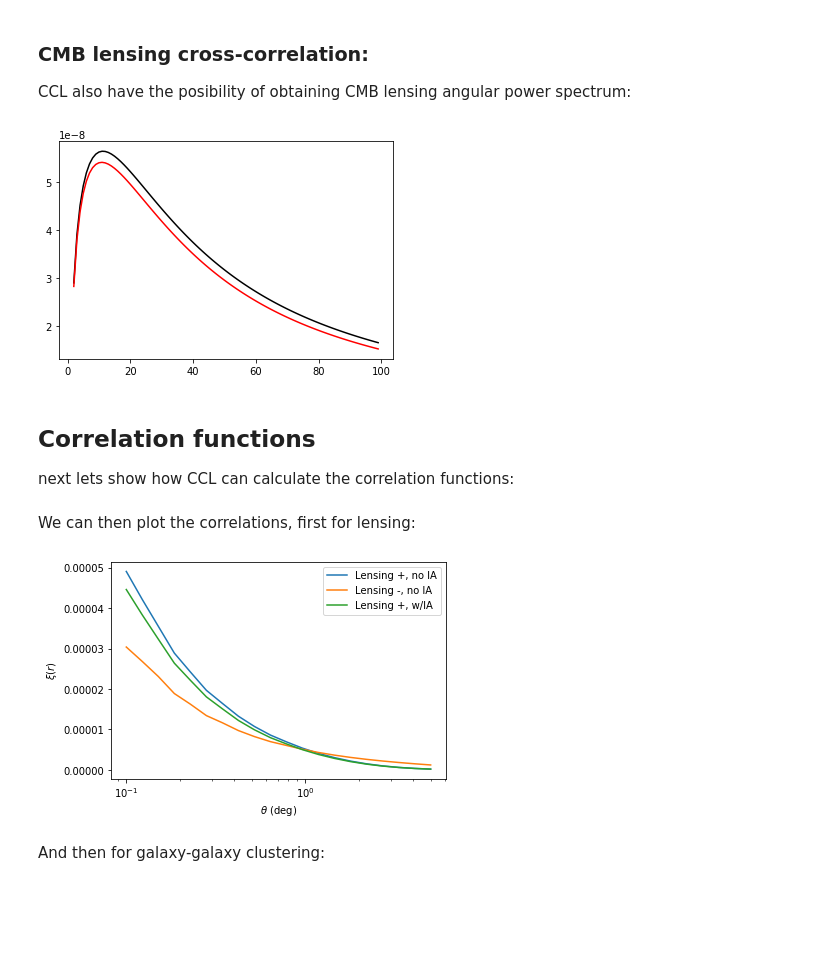
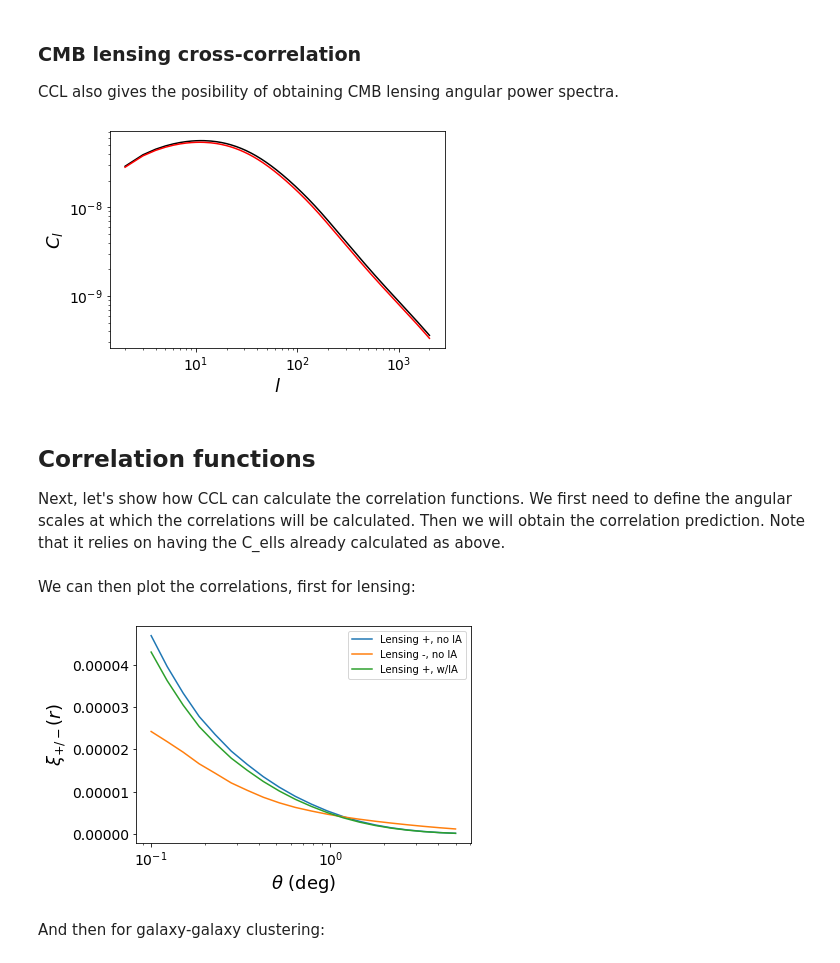
Before and after one commit to LSSTDESC/CCLX, a Jupyter notebook: CellsCorrelations.ipynb, the cells around one changed output. Drawn from its saved outputs; the diff is of its cells as text; code cells hidden in the pictures; blank space fills up the shorter version.

```diff
--- a/CellsCorrelations.ipynb
+++ b/CellsCorrelations.ipynb
@@ -46,7 +52,16 @@ Having created the tracers, we can obtain the angular powerspectrum. we need to
 # %%
-ell = np.arange(2, 100)
+ell = np.arange(2, 2000)
 
-cls = ccl.angular_cl(cosmo, lens1, lens1, ell)
-cls_ia = ccl.angular_cl(cosmo, lens1_ia, lens1_ia, ell)
-cls_ia2 = ccl.angular_cl(cosmo, lens1, lens1_ia, ell)
-cls_clu = ccl.angular_cl(cosmo, clu1, clu1, ell)
+cls = ccl.angular_cl(cosmo, lens1, lens1, ell) #Cosmic shear
+cls_ia = ccl.angular_cl(cosmo, lens1_ia, lens1_ia, ell) #Cosmic shear with IA
+cls_clu = ccl.angular_cl(cosmo, clu1, clu1, ell) #Clustering
+
+plt.xlabel('$l$',fontsize=18)
+plt.ylabel('$C_l$',fontsize=18)
+plt.xticks(fontsize=14)
+plt.yticks(fontsize=14)
+plt.yscale('log')
+plt.xscale('log')
+plt.plot(ell, cls, 'k-')
+plt.plot(ell, cls_ia, 'r-')
+plt.show()
@@ -60,19 +70,26 @@ plt.show()
 # %% [markdown]
-### CMB lensing cross-correlation:
-CCL also have the posibility of obtaining CMB lensing angular power spectrum:
+### CMB lensing cross-correlation
+CCL also gives the posibility of obtaining CMB lensing angular power spectra.
 # %%
 cmbl = ccl.CMBLensingTracer(cosmo, 1090.)
 cls_cmb_cross_lens1 = ccl.angular_cl(cosmo, lens1, cmbl, ell)
 cls_cmb_cross_lens1ia = ccl.angular_cl(cosmo,lens1_ia,cmbl, ell)
 
+plt.xlabel('$l$',fontsize=18)
+plt.ylabel('$C_l$',fontsize=18)
+plt.xticks(fontsize=14)
+plt.yticks(fontsize=14)
+plt.yscale('log')
+plt.xscale('log')
 plt.plot(ell, cls_cmb_cross_lens1, 'k-')
 plt.plot(ell, cls_cmb_cross_lens1ia, 'r-')
 plt.show()
 # %% [output]
-[figure, old version]
+[figure, new version]
-# %% [markdown]
-## Correlation functions
-next lets show how CCL can calculate the correlation functions:
+# %% [markdown]
+## Correlation functions
+
+Next, let's show how CCL can calculate the correlation functions. We first need to define the angular scales at which the correlations will be calculated. Then we will obtain the correlation prediction. Note that it relies on having the C_ells already calculated as above.
 # %%
 theta_deg = np.logspace(-1, np.log10(5.), 20) # Theta is in degrees
 
@@ -87,14 +106,15 @@ We can then plot the correlations, first for lensing:
 plt.plot(theta_deg, xi_plus, label='Lensing +, no IA')
 plt.plot(theta_deg, xi_minus, label='Lensing -, no IA')
 plt.plot(theta_deg, xi_plus_ia, label='Lensing +, w/IA')
-
+plt.xticks(fontsize=14)
+plt.yticks(fontsize=14)
 plt.xscale('log')
 plt.legend(loc='upper right')
-plt.xlabel(r'$\theta$ (deg)')
-plt.ylabel(r'$\xi (r)$')
+plt.xlabel(r'$\theta$ (deg)',fontsize=18)
+plt.ylabel(r'$\xi_{+/-} (r)$',fontsize=18)
 plt.show()
 # %% [output]
-[figure, old version]
+[figure, new version]
 # %% [markdown]
 And then for galaxy-galaxy clustering:
 # %%
```
Also changed, not shown: parts of 16 cells of this notebook.
